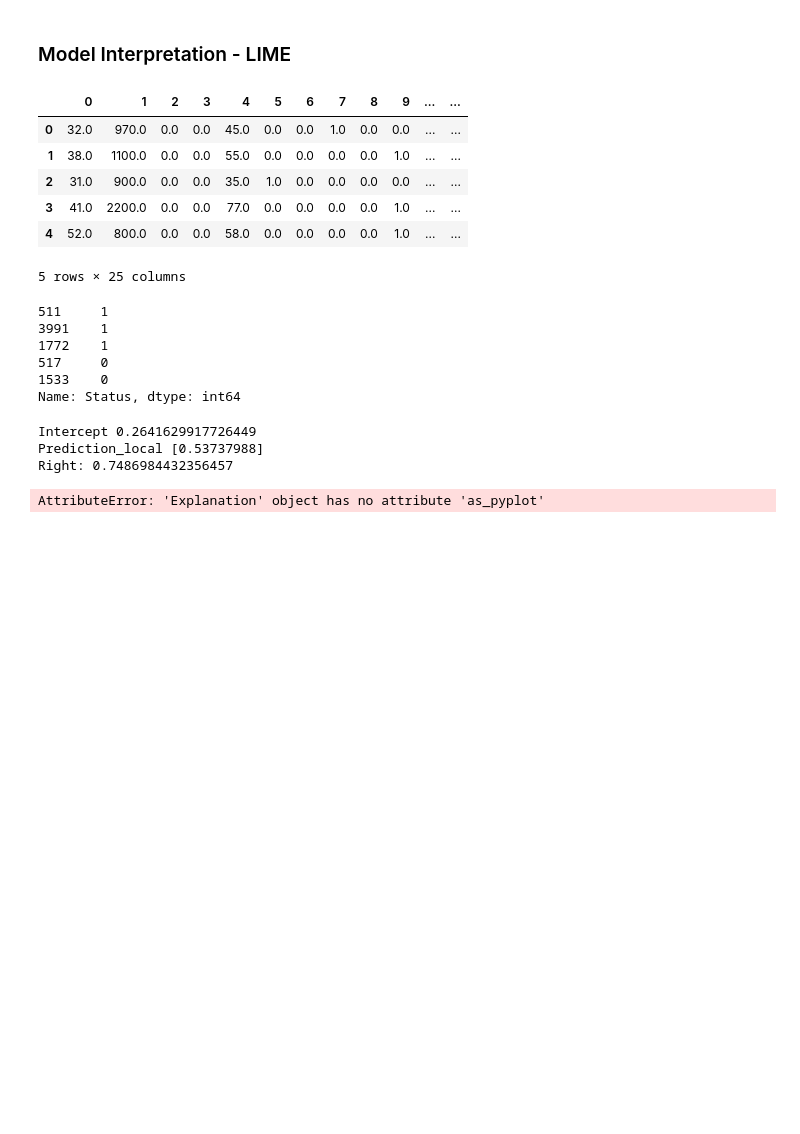
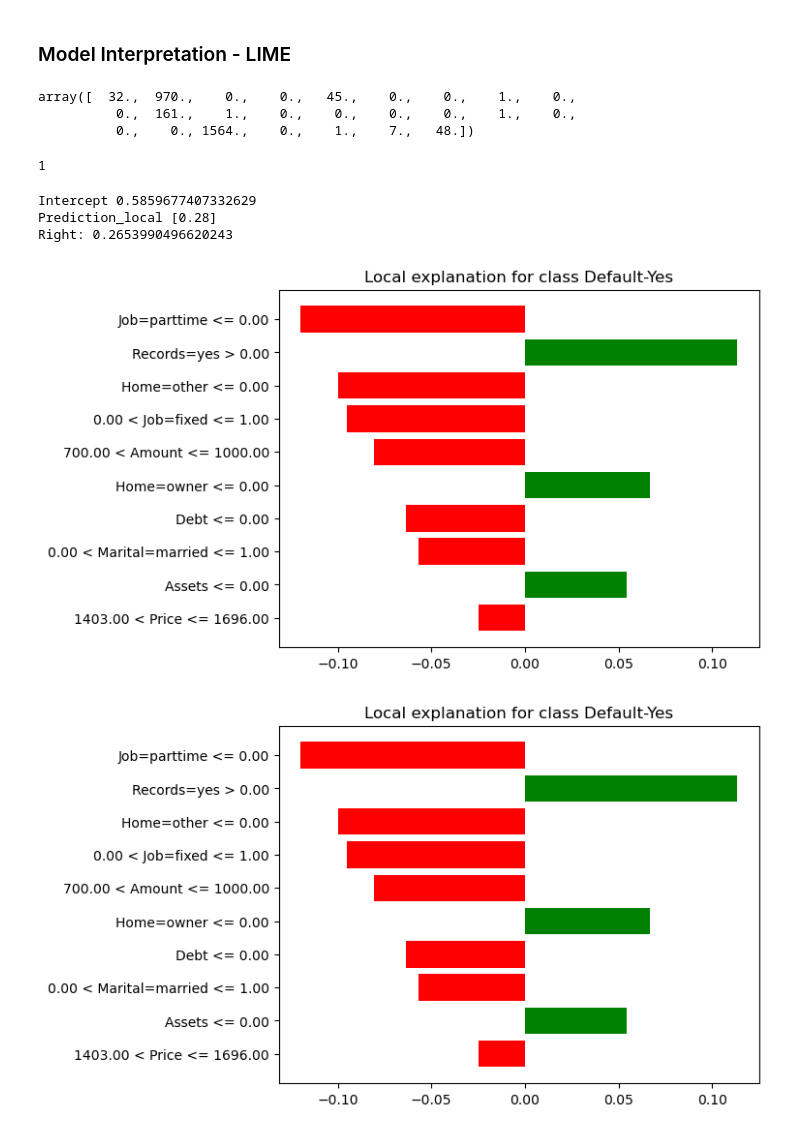
Before and after one commit to Posheffy/IODSN, a Jupyter notebook: IOD_MiniProject_2.0_SN.ipynb, the cells around one changed output. Drawn from its saved outputs; the diff is of its cells as text; code cells hidden in the pictures; blank space fills up the shorter version.

```diff
--- a/IOD_MiniProject_2.0_SN.ipynb
+++ b/IOD_MiniProject_2.0_SN.ipynb
@@ -467,3 +410,9 @@ df_new = dv.transform(df_dict)
 # %%
-# Splitting the data
-X_train, X_test, y_train, y_test = train_test_split(df_new, df['Status'], test_size=0.2, random_state=42)
+# Target variable
+y = df['Status']
+# %%
+# Using DictVectorizer from Scikit-learn to perform one-hot encoding
+dv = DictVectorizer(sparse=False)
+
+# Predictor variables
+X = dv.fit_transform(df[categorical + numerical].to_dict(orient='records'))
@@ -470,3 +440,6 @@ X_train, X_test, y_train, y_test = train_test_split(df_new, df['Status'], test_s
+# %%
+# Splitting the data
+X_train, X_test, y_train, y_test = train_test_split(X, y, test_size=0.2, random_state=42)
 # %%
 # Check shape of X_train and y_train
 print(X_train.shape)
@@ -636,7 +609,7 @@ weighted avg       0.78      0.79      0.78       871
 # Set up dictionary with the LR parameter to test
 lr_params = {
     'penalty': ['l1','l2'],
-    'C': [1, 10, 100]
+    'C': [0.1, 1, 10, 100]
 }
 # %%
 # Create a GridSearchCV instance
@@ -684,27 +668,22 @@ explainer = lime.lime_tabular.LimeTabularExplainer(X_train,
 # %%
-X_test[0:5]
+# Print X sample features
+X_test[0]
 # %% [output]
-|  | 0 | 1 | 2 | 3 | 4 | 5 | 6 | 7 | 8 | 9 | ... | ... |
-| 0 | 32.0 | 970.0 | 0.0 | 0.0 | 45.0 | 0.0 | 0.0 | 1.0 | 0.0 | 0.0 | ... | ... |
-| 1 | 38.0 | 1100.0 | 0.0 | 0.0 | 55.0 | 0.0 | 0.0 | 0.0 | 0.0 | 1.0 | ... | ... |
-| 2 | 31.0 | 900.0 | 0.0 | 0.0 | 35.0 | 1.0 | 0.0 | 0.0 | 0.0 | 0.0 | ... | ... |
-| 3 | 41.0 | 2200.0 | 0.0 | 0.0 | 77.0 | 0.0 | 0.0 | 0.0 | 0.0 | 1.0 | ... | ... |
-| 4 | 52.0 | 800.0 | 0.0 | 0.0 | 58.0 | 0.0 | 0.0 | 0.0 | 0.0 | 1.0 | ... | ... |
-5 rows × 25 columns
+array([  32.,  970.,    0.,    0.,   45.,    0.,    0.,    1.,    0.,
+          0.,  161.,    1.,    0.,    0.,    0.,    0.,    1.,    0.,
+          0.,    0., 1564.,    0.,    1.,    7.,   48.])
 # %%
-y_test[0:5]
+# Print Y target
+y_test.iloc[0]
 # %% [output]
-511     1
-3991    1
-1772    1
-517     0
-1533    0
-Name: Status, dtype: int64
+1
 # %%
-exp = explainer.explain_instance(X_test.iloc[2], logreg.predict_proba)
-exp.as_pyplot()
+# Explain the first observation
+exp = explainer.explain_instance(X_test[0], logreg.predict_proba)
+exp.as_pyplot_figure()
 # %% [output]
-Intercept 0.2641629917726449
-Prediction_local [0.53737988]
-Right: 0.7486984432356457
+Intercept 0.5859677407332629
+Prediction_local [0.28]
+Right: 0.2653990496620243
-AttributeError: 'Explanation' object has no attribute 'as_pyplot'
+[figure, added]
+[figure, added]
```
Also changed, not shown: parts of 29 cells of this notebook.
